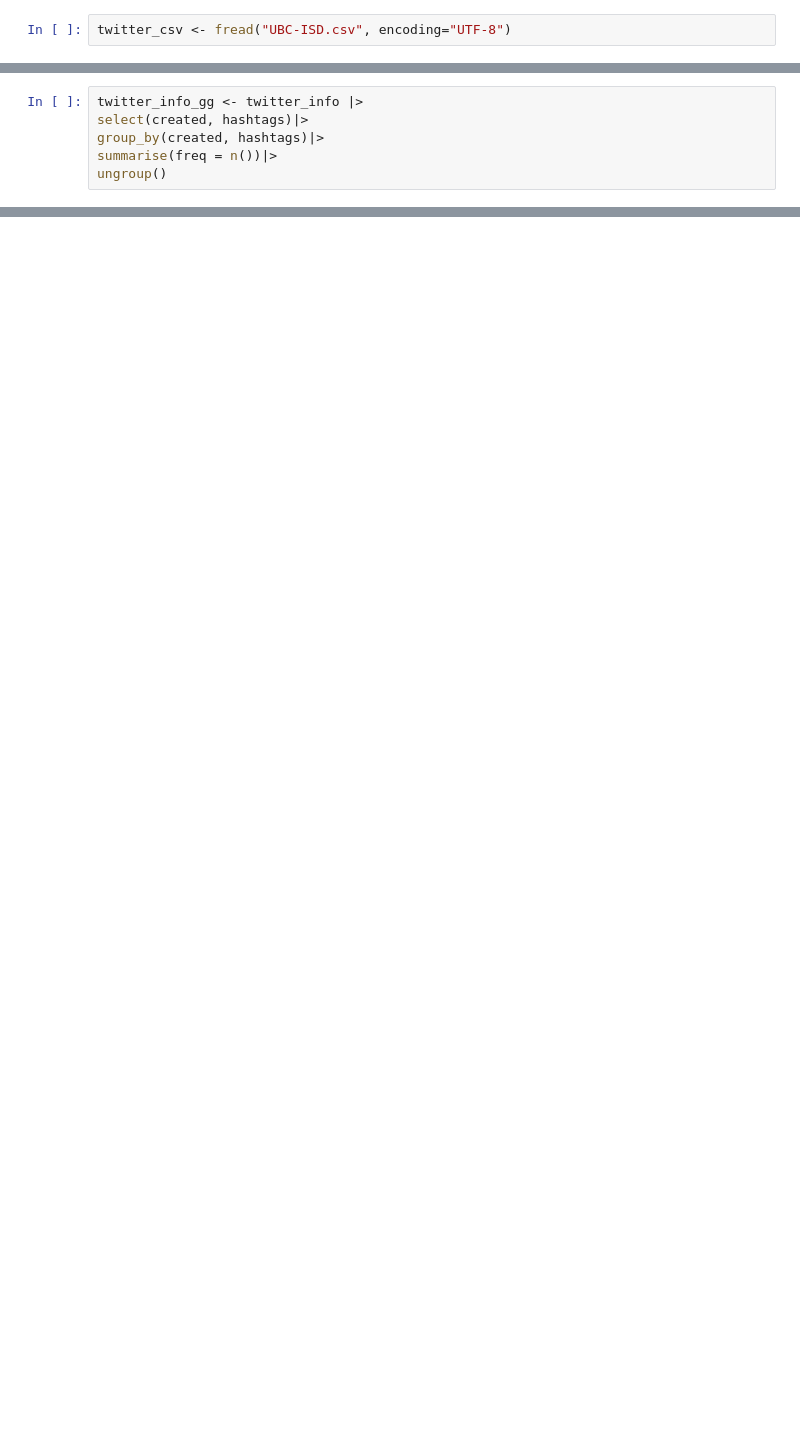
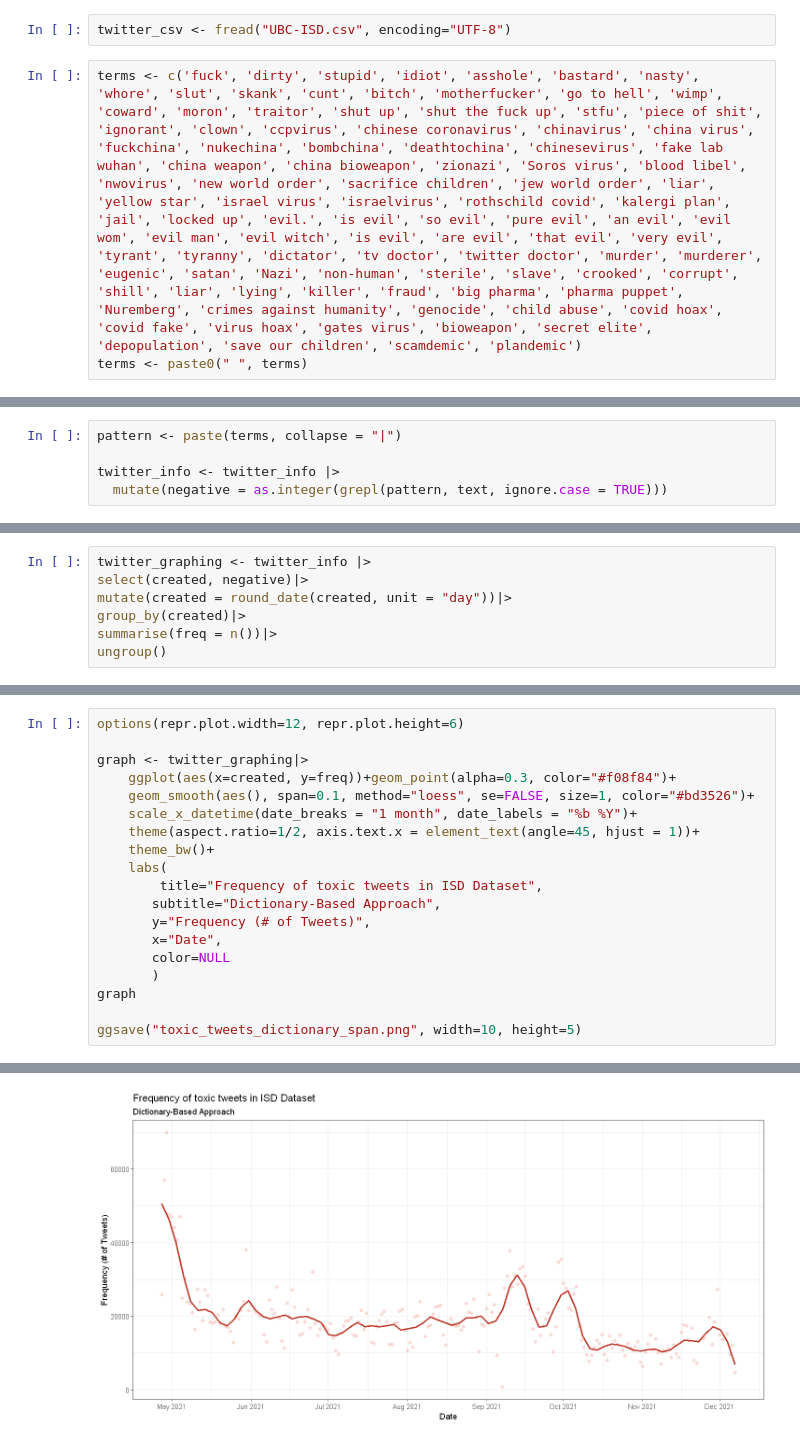
Before and after one commit to Irene-Berezin/tweets, a Jupyter notebook: dictionary.ipynb, the cells around one changed output, grey strips where cells are left out. Drawn from its saved outputs; the diff is of its cells as text; blank space fills up the shorter version.

```diff
--- a/dictionary.ipynb
+++ b/dictionary.ipynb
@@ -6,2 +32,5 @@ library(stringr)
 # %%
 twitter_csv <- fread("UBC-ISD.csv", encoding="UTF-8")
+# %%
+terms <- c('fuck', 'dirty', 'stupid', 'idiot', 'asshole', 'bastard', 'nasty', 'whore', 'slut', 'skank', 'cunt', 'bitch', 'motherfucker', 'go to hell', 'wimp', 'coward', 'moron', 'traitor', 'shut up', 'shut the fuck up', 'stfu', 'piece of shit', 'ignorant', 'clown', 'ccpvirus', 'chinese coronavirus', 'chinavirus', 'china virus', 'fuckchina', 'nukechina', 'bombchina', 'deathtochina', 'chinesevirus', 'fake lab wuhan', 'china weapon', 'china bioweapon', 'zionazi', 'Soros virus', 'blood libel', 'nwovirus', 'new world order', 'sacrifice children', 'jew world order', 'liar', 'yellow star', 'israel virus', 'israelvirus', 'rothschild covid', 'kalergi plan', 'jail', 'locked up', 'evil.', 'is evil', 'so evil', 'pure evil', 'an evil', 'evil wom', 'evil man', 'evil witch', 'is evil', 'are evil', 'that evil', 'very evil', 'tyrant', 'tyranny', 'dictator', 'tv doctor', 'twitter doctor', 'murder', 'murderer', 'eugenic', 'satan', 'Nazi', 'non-human', 'sterile', 'slave', 'crooked', 'corrupt', 'shill', 'liar', 'lying', 'killer', 'fraud', 'big pharma', 'pharma puppet', 'Nuremberg', 'crimes against humanity', 'genocide', 'child abuse', 'covid hoax', 'covid fake', 'virus hoax', 'gates virus', 'bioweapon', 'secret elite', 'depopulation', 'save our children', 'scamdemic', 'plandemic')
+terms <- paste0(" ", terms)
@@ -35,2 +87,7 @@ twitter_info <- twitter_info |>
+# %%
+pattern <- paste(terms, collapse = "|")
+
+twitter_info <- twitter_info |>
+  mutate(negative = as.integer(grepl(pattern, text, ignore.case = TRUE)))
 # %%
 twitter_info
@@ -37,6 +140,7 @@ twitter_info
 # %%
-twitter_info_gg <- twitter_info |>
-select(created, hashtags)|>
-group_by(created, hashtags)|>
+twitter_graphing <- twitter_info |>
+select(created, negative)|>
+mutate(created = round_date(created, unit = "day"))|>
+group_by(created)|>
 summarise(freq = n())|>
 ungroup()
@@ -108,0 +169,20 @@ twitter_data_2
+# %%
+options(repr.plot.width=12, repr.plot.height=6)
+
+graph <- twitter_graphing|>
+    ggplot(aes(x=created, y=freq))+geom_point(alpha=0.3, color="#f08f84")+
+    geom_smooth(aes(), span=0.1, method="loess", se=FALSE, size=1, color="#bd3526")+
+    scale_x_datetime(date_breaks = "1 month", date_labels = "%b %Y")+
+    theme(aspect.ratio=1/2, axis.text.x = element_text(angle=45, hjust = 1))+
+    theme_bw()+
+    labs(
+        title="Frequency of toxic tweets in ISD Dataset",
+       subtitle="Dictionary-Based Approach",
+       y="Frequency (# of Tweets)",
+       x="Date",
+       color=NULL
+       )
+graph
+
+ggsave("toxic_tweets_dictionary_span.png", width=10, height=5)
+# %% [output]
@@ -108,0 +191 @@ twitter_data_2
+[figure, added]
```
Also changed, not shown: parts of 21 cells of this notebook, 8 other files.
